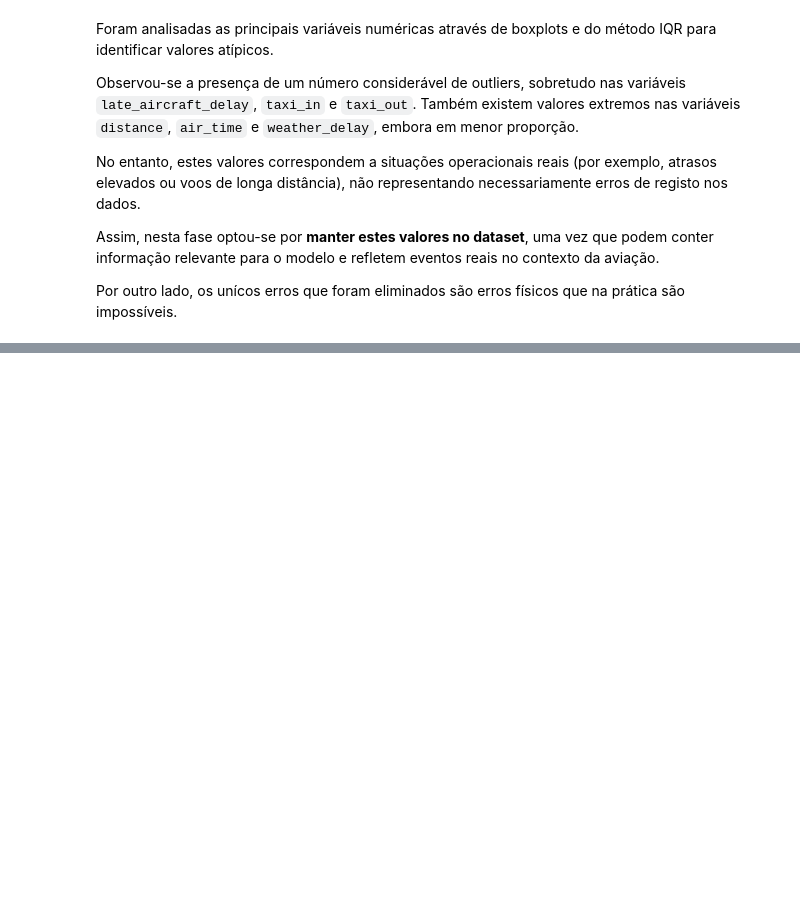
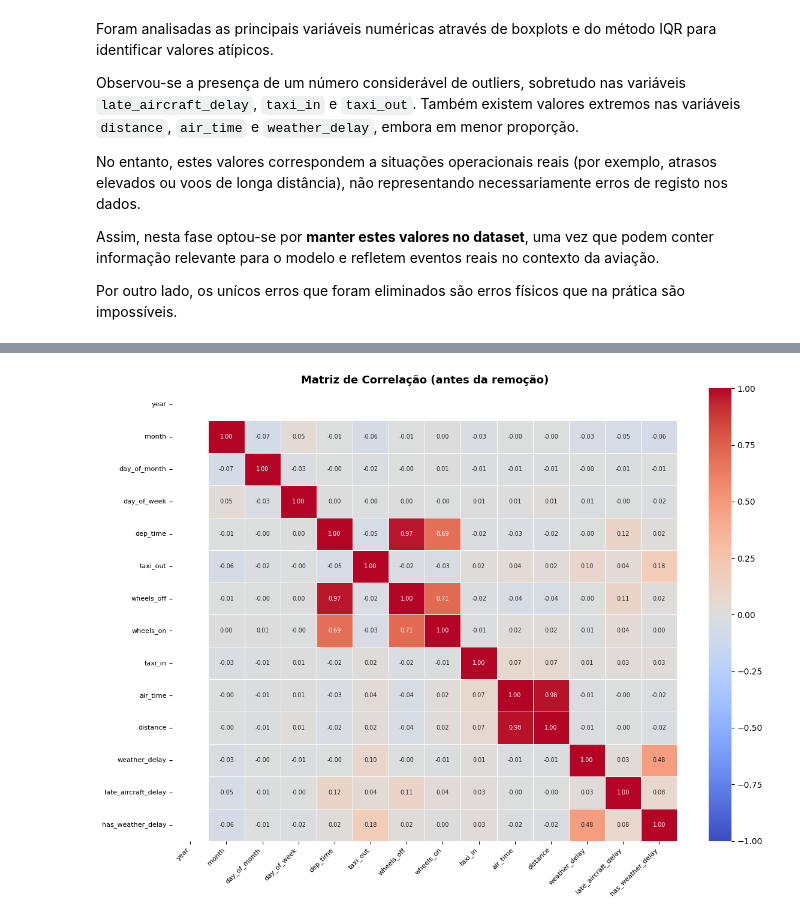
Before and after one commit to rodrigoramooos/previsao-atrasos-voos, a Jupyter notebook: notebooks/1.0_eda_limpeza.ipynb, the cells around one changed output, grey strips where cells are left out. Drawn from its saved outputs; the diff is of its cells as text; code cells hidden in the pictures; blank space fills up the shorter version.

```diff
--- a/notebooks/1.0_eda_limpeza.ipynb
+++ b/notebooks/1.0_eda_limpeza.ipynb
@@ -610,0 +714,97 @@ Por outro lado, os unícos erros que foram eliminados são erros físicos que na
+# %%
+import matplotlib.pyplot as plt
+import seaborn as sns
+
+# ──────────────────────────────────────────────
+# 1. Variáveis a remover por redundância lógica
+# ──────────────────────────────────────────────
+redundantes_logica = [
+    'wheels_off',       # dep_time + taxi_out (identidade temporal)
+    'wheels_on',        # wheels_off + air_time (identidade temporal)
+    'ground_time',      # taxi_out + taxi_in (criada por nós, combinação linear)
+    'fl_date',          # year + month + day_of_month já presentes
+    'year',             # constante (2024) — variância zero
+    'origin_city_name', # redundante com 'origin' (código IATA)
+    'origin_state_nm',  # redundante com 'origin' (código IATA)
+]
+
+# ──────────────────────────────────────────────
+# 2. Confirmação via matriz de correlação
+# ──────────────────────────────────────────────
+# Selecionar apenas numéricas (excluindo target 'cancelled')
+num_cols_corr = df.select_dtypes(include=['int64', 'float64']).columns.tolist()
+if 'cancelled' in num_cols_corr:
+    num_cols_corr.remove('cancelled')
+
+corr_matrix = df[num_cols_corr].corr(method='pearson')
+
+# Heatmap ANTES da remoção
+plt.figure(figsize=(12, 9))
+sns.heatmap(
+    corr_matrix,
+    annot=True,
+    fmt='.2f',
+    cmap='coolwarm',
+    center=0,
+    linewidths=0.5,
+    annot_kws={'size': 7},
+    vmin=-1, vmax=1
+)
+plt.title('Matriz de Correlação (antes da remoção)', fontsize=13, fontweight='bold')
+plt.xticks(rotation=45, ha='right', fontsize=8)
+plt.yticks(fontsize=8)
+plt.tight_layout()
+plt.show()
+
+# Identificar pares com correlação alta (|r| >= 0.85), excluindo diagonal
+print('\nPares com correlação alta (|r| >= 0.85):')
+pares_altos = []
+for i in range(len(corr_matrix.columns)):
+    for j in range(i+1, len(corr_matrix.columns)):
+        val = corr_matrix.iloc[i, j]
+        if abs(val) >= 0.85:
+            pares_altos.append((corr_matrix.columns[i], corr_matrix.columns[j], round(val, 4)))
+            print(f'  {corr_matrix.columns[i]}  <-->  {corr_matrix.columns[j]}  :  r = {val:.4f}')
+
+if not pares_altos:
+    print('  Nenhum par com |r| >= 0.85 encontrado.')
+
+# ──────────────────────────────────────────────
+# 3. Remoção das variáveis redundantes
+# ──────────────────────────────────────────────
+cols_para_remover = [c for c in redundantes_logica if c in df.columns]
+df.drop(columns=cols_para_remover, inplace=True)
+
+print(f'\n→ Variáveis removidas: {cols_para_remover}')
+print(f'→ Shape do dataset após remoção: {df.shape}')
+print(f'→ Colunas restantes: {list(df.columns)}')
+
+# ──────────────────────────────────────────────
+# 4. Matriz de correlação APÓS remoção
+# ──────────────────────────────────────────────
+num_cols_final = df.select_dtypes(include=['int64', 'float64']).columns.tolist()
+if 'cancelled' in num_cols_final:
+    num_cols_final.remove('cancelled')
+
+corr_final = df[num_cols_final].corr(method='pearson')
+
+plt.figure(figsize=(11, 8))
+sns.heatmap(
+    corr_final,
+    annot=True,
+    fmt='.2f',
+    cmap='coolwarm',
+    center=0,
+    linewidths=0.5,
+    annot_kws={'size': 8},
+    vmin=-1, vmax=1
+)
+plt.title('Matriz de Correlação (após remoção de variáveis redundantes)', fontsize=13, fontweight='bold')
+plt.xticks(rotation=45, ha='right', fontsize=8)
+plt.yticks(fontsize=8)
+plt.tight_layout()
+plt.show()
+
+print('\nMulticolinearidade tratada. Dataset pronto para modelação.')
+# %% [output]
+[figure, added]
```
Also changed, not shown: parts of 17 cells of this notebook.
